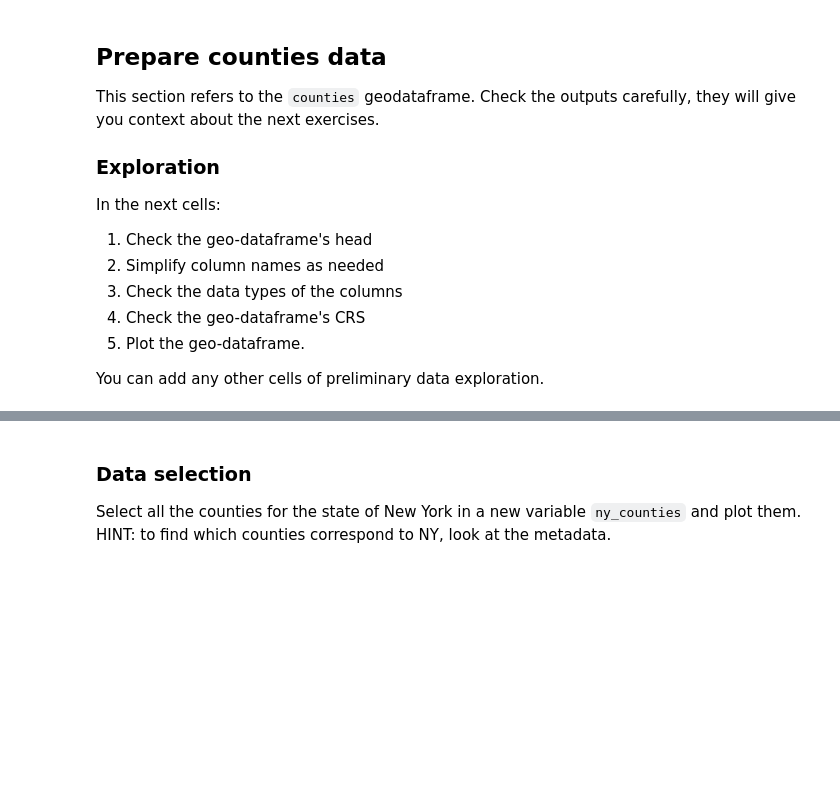
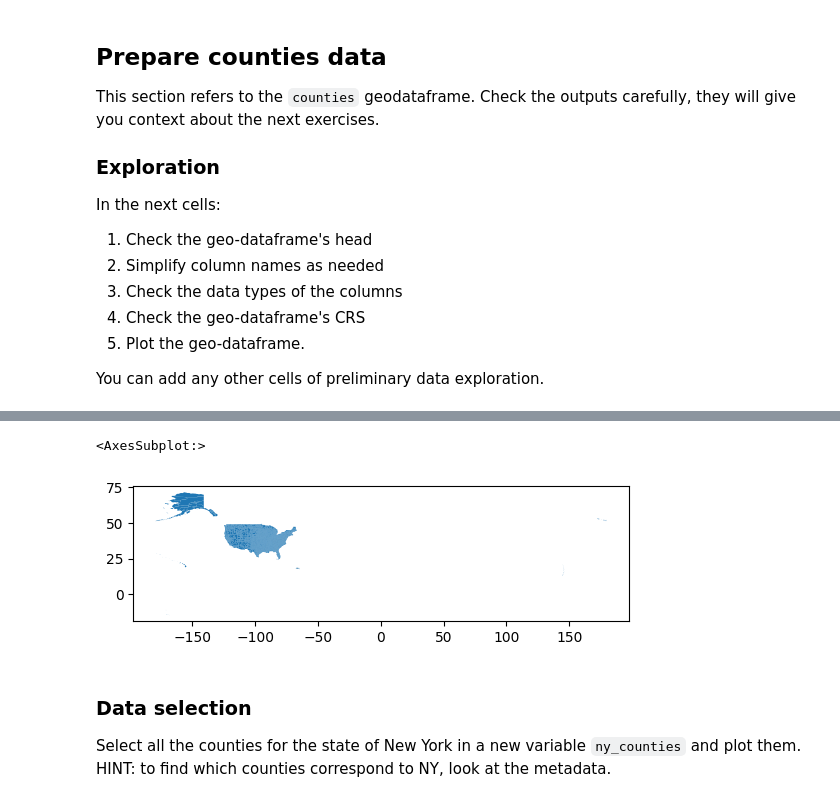
Before and after one commit to mariamkg00/eds-220-hwk-3, a Jupyter notebook: hwk3-task1-spills.ipynb, the cells around one changed output, grey strips where cells are left out. Cells and saved outputs as stored; diff of their text form; code cells hidden in the pictures; blank space fills up the shorter version.

```diff
--- a/hwk3-task1-spills.ipynb
+++ b/hwk3-task1-spills.ipynb
@@ -227,0 +276,4 @@ You can add any other cells of preliminary data exploration.
+# %%
+# 2. making column names lowercased
+counties.columns = counties.columns.str.lower()
+counties
@@ -228,3 +332,9 @@ You can add any other cells of preliminary data exploration.
+# %%
+# 5. plotting counties data
+counties.plot()
+# %% [output]
+<AxesSubplot:>
+[figure, added]
 # %% [markdown]
 ### Data selection
 
```
Also changed, not shown: parts of 27 cells of this notebook.
